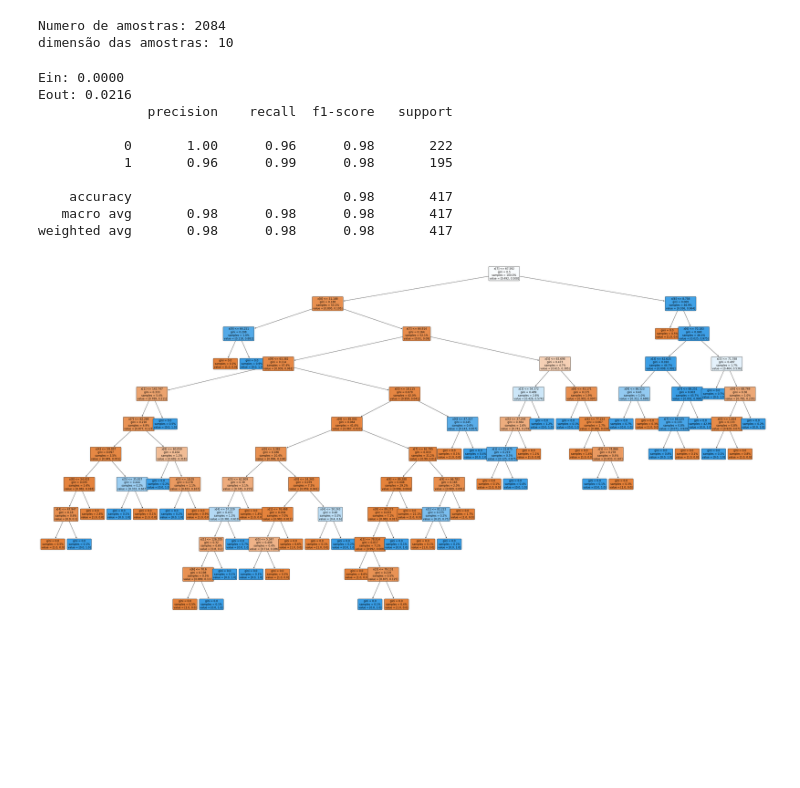
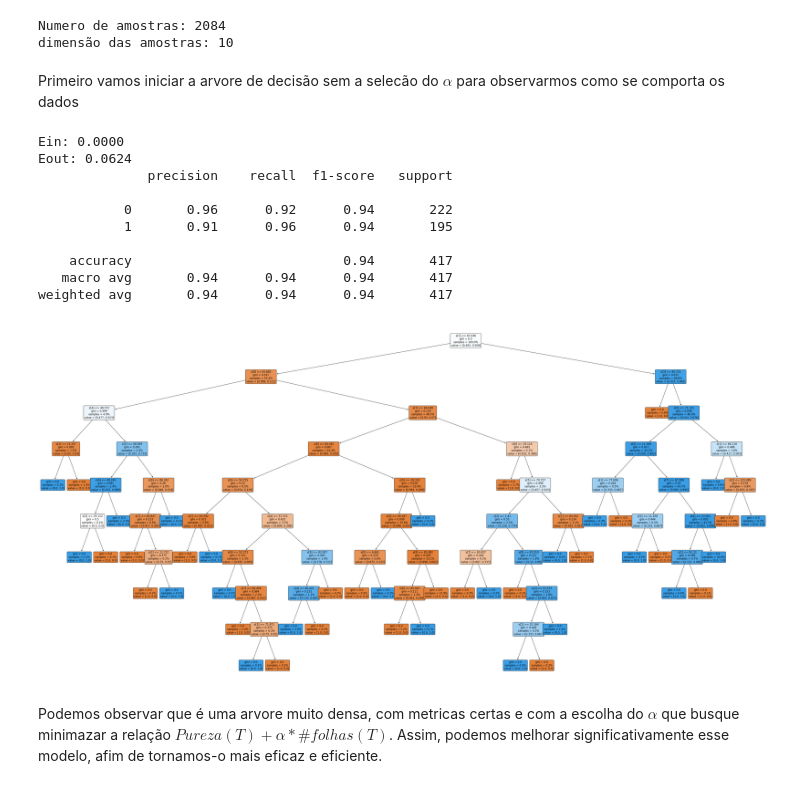
Before and after one commit to JonasFOliveira/ML-Final-Project, a Jupyter notebook: relatorio.ipynb, the cells around one changed output. Drawn from its saved outputs; the diff is of its cells as text; code cells hidden in the pictures; blank space fills up the shorter version.

```diff
--- a/relatorio.ipynb
+++ b/relatorio.ipynb
@@ -79,7 +84,11 @@ df_data = pd.concat([data_aux, data_aux_2])
 X_data = np.array(df_data.drop(['desenv'], axis=1))
 y_data = np.array(df_data['desenv'])
 
+
 X_train, X_test, y_train, y_test = model_selection.train_test_split(X_data, y_data, random_state=RANDOM_SEED, test_size=0.2)
+
+#retirando 20% dos dados de treino para validação
+X_train, X_val, y_train, y_val = model_selection.train_test_split(X_train, y_train, random_state=RANDOM_SEED, test_size=0.2)
 
 print("Train: ", X_train.shape, y_train.shape)
 print("Test: ", X_test.shape, y_test.shape)
@@ -210,9 +219,6 @@ print(f"--> acc_train - acc_test = {acc_train - acc_test:.4f}")
 ### Validation
 # %%
 from sklearn.model_selection import StratifiedKFold
-
-#retirando 20% dos dados para validacao
-X_train, X_test, y_train, y_test = model_selection.train_test_split(X_data, y_data, random_state=RANDOM_SEED, test_size=0.2)
 
 # Garante o balanceamento nos folds
 skf = StratifiedKFold(n_splits=5, shuffle=True)
@@ -360,44 +366,45 @@ f1-Score =  0.9430894308943091
 # %%
 X_train, X_test, y_train, y_test = model_selection.train_test_split(X_data, y_data, random_state=RANDOM_SEED, test_size=0.2)
 
+#retirando 20% dos dados de treino para validação
+X_train, X_val, y_train, y_val = model_selection.train_test_split(X_train, y_train, random_state=RANDOM_SEED, test_size=0.2)
+
 print("Numero de amostras: " + str(len(X_data)))
 print("dimensão das amostras: " + str(len(X_data[0])))
 # %% [output]
 Numero de amostras: 2084
 dimensão das amostras: 10
+# %% [markdown]
+Primeiro vamos iniciar a arvore de decisão sem a selecão do $\alpha$ para observarmos como se comporta os dados
 # %%
-from sklearn.tree import DecisionTreeClassifier
-from sklearn.metrics import classification_report, accuracy_score
-from sklearn.tree import plot_tree
-from matplotlib import pyplot as plt
+hdi_tree = DecisionTreeClassifier(random_state=RANDOM_SEED)
+hdi_tree.fit(X_train, y_train)
 
-
-clf = DecisionTreeClassifier(random_state=RANDOM_SEED)
-clf.fit(X_train, y_train)
-
-print('Ein: %0.4f' % (1 - accuracy_score(y_train, clf.predict(X_train))))
-print('Eout: %0.4f' % (1 - accuracy_score(y_test, clf.predict(X_test))))
-print(classification_report(y_test, clf.predict(X_test)))
+print('Ein: %0.4f' % (1 - accuracy_score(y_train, hdi_tree.predict(X_train))))
+print('Eout: %0.4f' % (1 - accuracy_score(y_test, hdi_tree.predict(X_test))))
+print(classification_report(y_test, hdi_tree.predict(X_test)))
 
 #Desenho da árvore
 plt.figure(figsize=(60,30))
 plot_tree(
-    clf,
+    hdi_tree,
     filled=True,
     proportion = True,
     fontsize=12,
     rounded = True)
 plt.show()
 # %% [output]
 Ein: 0.0000
-Eout: 0.0216
+Eout: 0.0624
               precision    recall  f1-score   support
 
-           0       1.00      0.96      0.98       222
-           1       0.96      0.99      0.98       195
+           0       0.96      0.92      0.94       222
+           1       0.91      0.96      0.94       195
 
-    accuracy                           0.98       417
-   macro avg       0.98      0.98      0.98       417
-weighted avg       0.98      0.98      0.98       417
+    accuracy                           0.94       417
+   macro avg       0.94      0.94      0.94       417
+weighted avg       0.94      0.94      0.94       417
-[figure, old version]
+[figure, new version]
+# %% [markdown]
+Podemos observar que é uma arvore muito densa, com metricas certas e com a escolha do $\alpha$ que busque minimazar a relação $ Pureza(T) + \alpha * \#folhas(T)$. Assim, podemos melhorar significativamente esse modelo, afim de tornamos-o mais eficaz e eficiente.
 # %%
```
Also changed, not shown: parts of 15 cells of this notebook.
